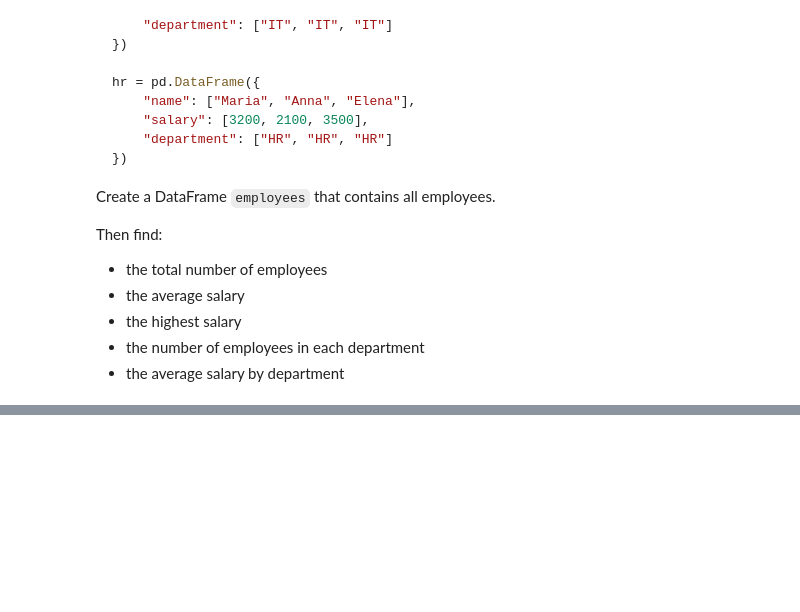
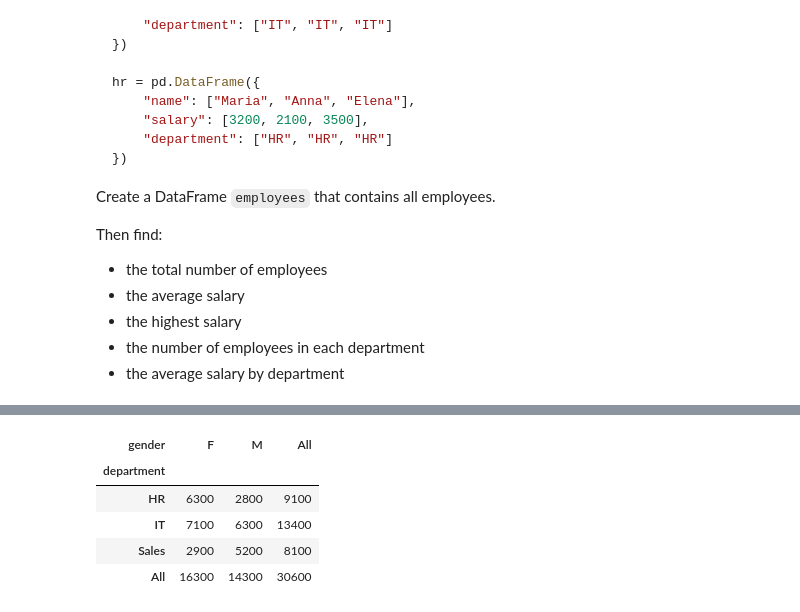
Before and after one commit to manoldzhermanski/Python_Practice, a Jupyter notebook: 03_pandas/pandas_fundamentals.ipynb, the cells around one changed output, grey strips where cells are left out. Cells and saved outputs as stored; diff of their text form; code cells hidden in the pictures; blank space fills up the shorter version.

```diff
--- a/03_pandas/pandas_fundamentals.ipynb
+++ b/03_pandas/pandas_fundamentals.ipynb
@@ -3700,0 +3843,25 @@ employees.groupby("department")["salary"].mean()
+# %%
+employees = pd.DataFrame({
+    "name": ["Ivan", "Maria", "Peter", "Anna", "Georgi", "Elena",
+             "Dimitar", "Nina", "Alex", "Laura"],
+    "department": ["IT", "IT", "HR", "HR", "Sales", "Sales",
+                   "IT", "HR", "Sales", "IT"],
+    "gender": ["M", "F", "M", "F", "M", "F", "M", "F", "M", "F"],
+    "salary": [3000, 3500, 2800, 3200, 2500, 2900,
+               3300, 3100, 2700, 3600],
+    "years_experience": [2, 5, 1, 6, 2, 4, 4, 5, 3, 7]
+})
+
+pd.pivot_table(employees,
+               values="salary",
+               index="department",
+               columns="gender",
+               aggfunc="sum",
+               margins=True)
+# %% [output]
+| gender | F | M | All |
+| department |  |  |  |
+| HR | 6300 | 2800 | 9100 |
+| IT | 7100 | 6300 | 13400 |
+| Sales | 2900 | 5200 | 8100 |
+| All | 16300 | 14300 | 30600 |
```
Also changed, not shown: parts of 13 cells of this notebook, 1 other file.
